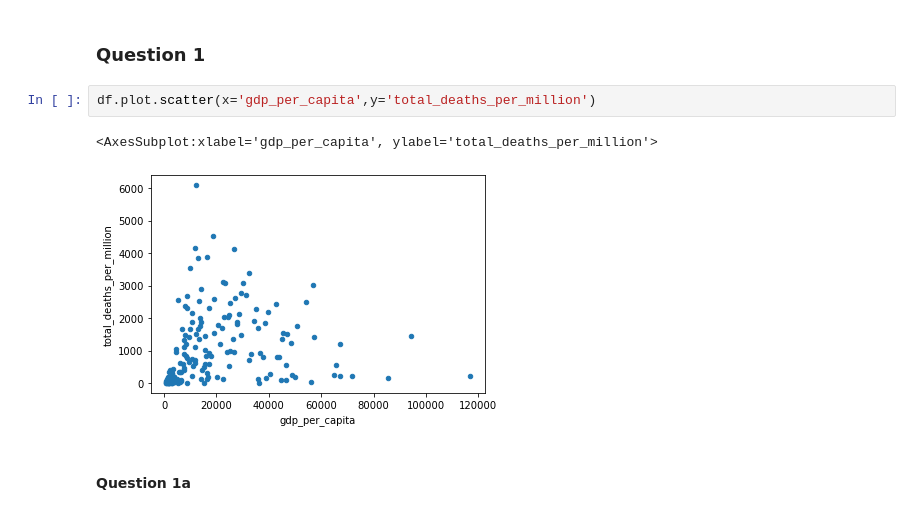
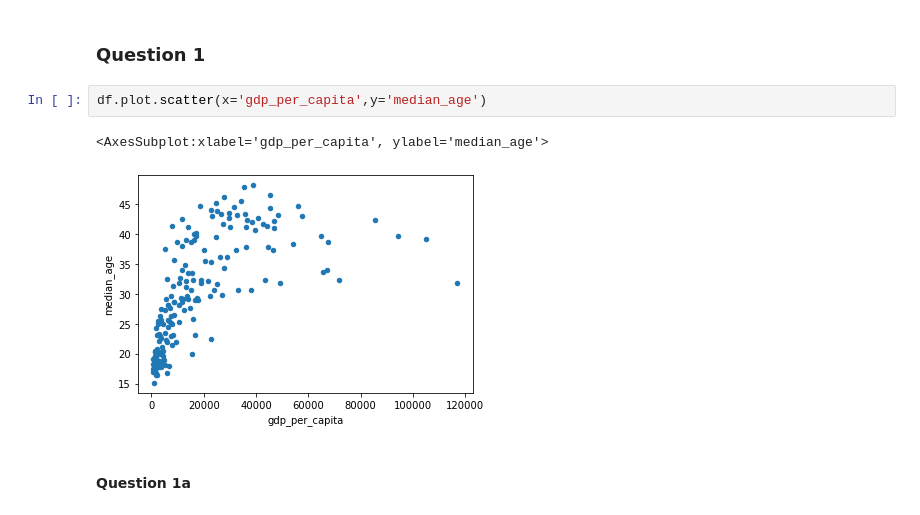
Before and after one commit to mnolangray/SOC210B, a Jupyter notebook: SOC 210B Assignment 1.ipynb, the cells around one changed output. Drawn from its saved outputs; the diff is of its cells as text.

```diff
--- a/SOC 210B Assignment 1.ipynb
+++ b/SOC 210B Assignment 1.ipynb
@@ -30,10 +30,10 @@ df.tail(5)
 # %% [markdown]
 ### Question 1
 # %%
-df.plot.scatter(x='gdp_per_capita',y='total_deaths_per_million')
+df.plot.scatter(x='gdp_per_capita',y='median_age')
 # %% [output]
-<AxesSubplot:xlabel='gdp_per_capita', ylabel='total_deaths_per_million'>
+<AxesSubplot:xlabel='gdp_per_capita', ylabel='median_age'>
-[figure, old version]
+[figure, new version]
 # %% [markdown]
 #### Question 1a
 # %%
```
Also changed, not shown: parts of 2 cells of this notebook.
